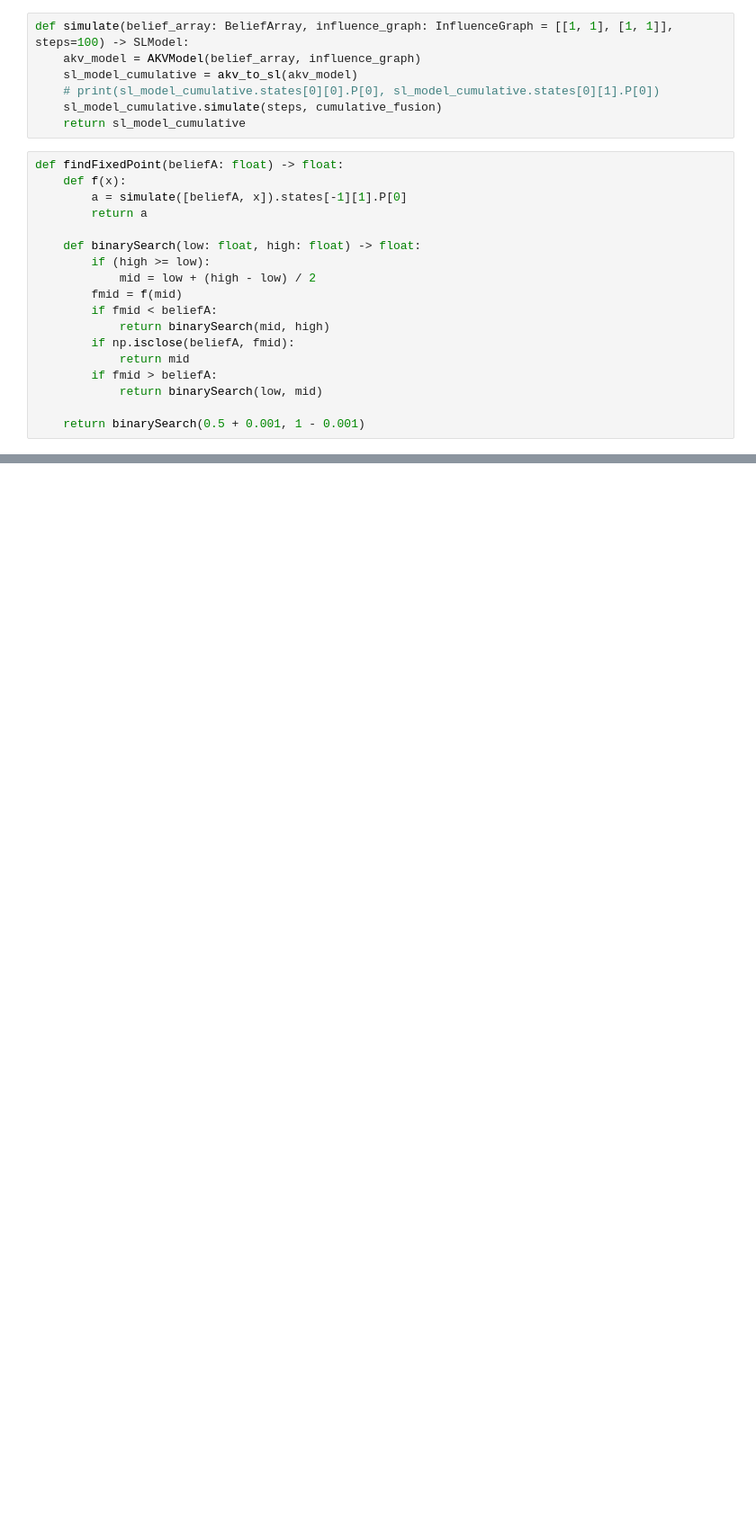
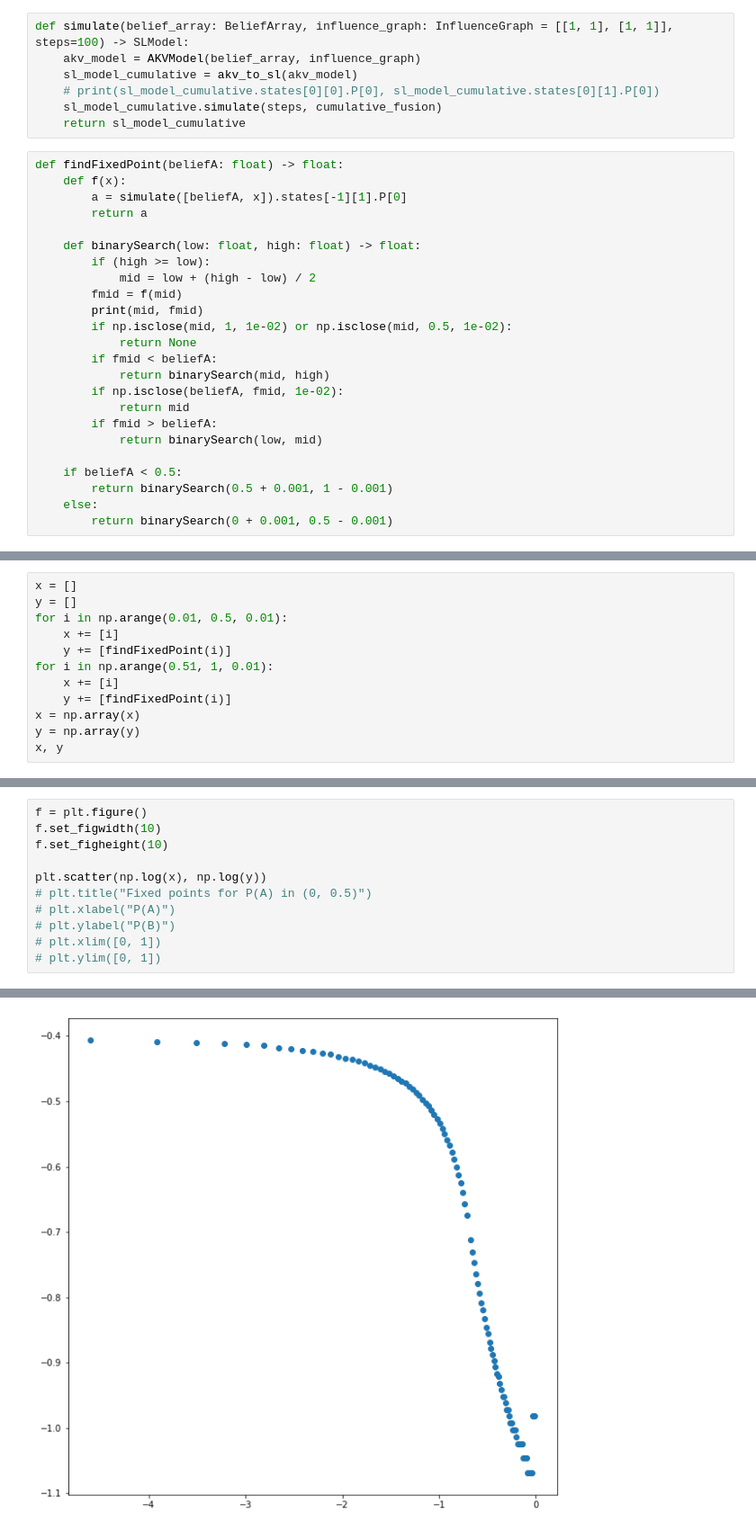
Before and after one commit to josecoliveira/subjective-logic, a Jupyter notebook: [2022-11-15] Possible bias.ipynb, the cells around one changed output, grey strips where cells are left out. Shown: that part at 90% size. Saved outputs shown, nothing was run; the diff lists cells and outputs as text; blank space fills up the shorter version.

```diff
--- a/[2022-11-15] Possible bias.ipynb
+++ b/[2022-11-15] Possible bias.ipynb
@@ -32,13 +32,19 @@ def findFixedPoint(beliefA: float) -> float:
         if (high >= low):
             mid = low + (high - low) / 2
         fmid = f(mid)
+        print(mid, fmid)
+        if np.isclose(mid, 1, 1e-02) or np.isclose(mid, 0.5, 1e-02):
+            return None
         if fmid < beliefA:
             return binarySearch(mid, high)
-        if np.isclose(beliefA, fmid):
+        if np.isclose(beliefA, fmid, 1e-02):
             return mid
         if fmid > beliefA:
             return binarySearch(low, mid)
 
-    return binarySearch(0.5 + 0.001, 1 - 0.001)
+    if beliefA < 0.5:
+        return binarySearch(0.5 + 0.001, 1 - 0.001)
+    else:
+        return binarySearch(0 + 0.001, 0.5 - 0.001)
 # %%
 findFixedPoint(0.3)
@@ -63,0 +51,12 @@ findFixedPoint(0.3)
+# %%
+x = []
+y = []
+for i in np.arange(0.01, 0.5, 0.01):
+    x += [i]
+    y += [findFixedPoint(i)]
+for i in np.arange(0.51, 1, 0.01):
+    x += [i]
+    y += [findFixedPoint(i)]
+x = np.array(x)
+y = np.array(y)
+x, y
@@ -63,0 +102,12 @@ findFixedPoint(0.3)
+# %%
+f = plt.figure()
+f.set_figwidth(10)
+f.set_figheight(10)
+
+plt.scatter(np.log(x), np.log(y))
+# plt.title("Fixed points for P(A) in (0, 0.5)")
+# plt.xlabel("P(A)")
+# plt.ylabel("P(B)")
+# plt.xlim([0, 1])
+# plt.ylim([0, 1])
+# %% [output]
@@ -63,0 +115 @@ findFixedPoint(0.3)
+[figure, added]
```
Also changed, not shown: parts of 8 cells of this notebook, 4 other files.
